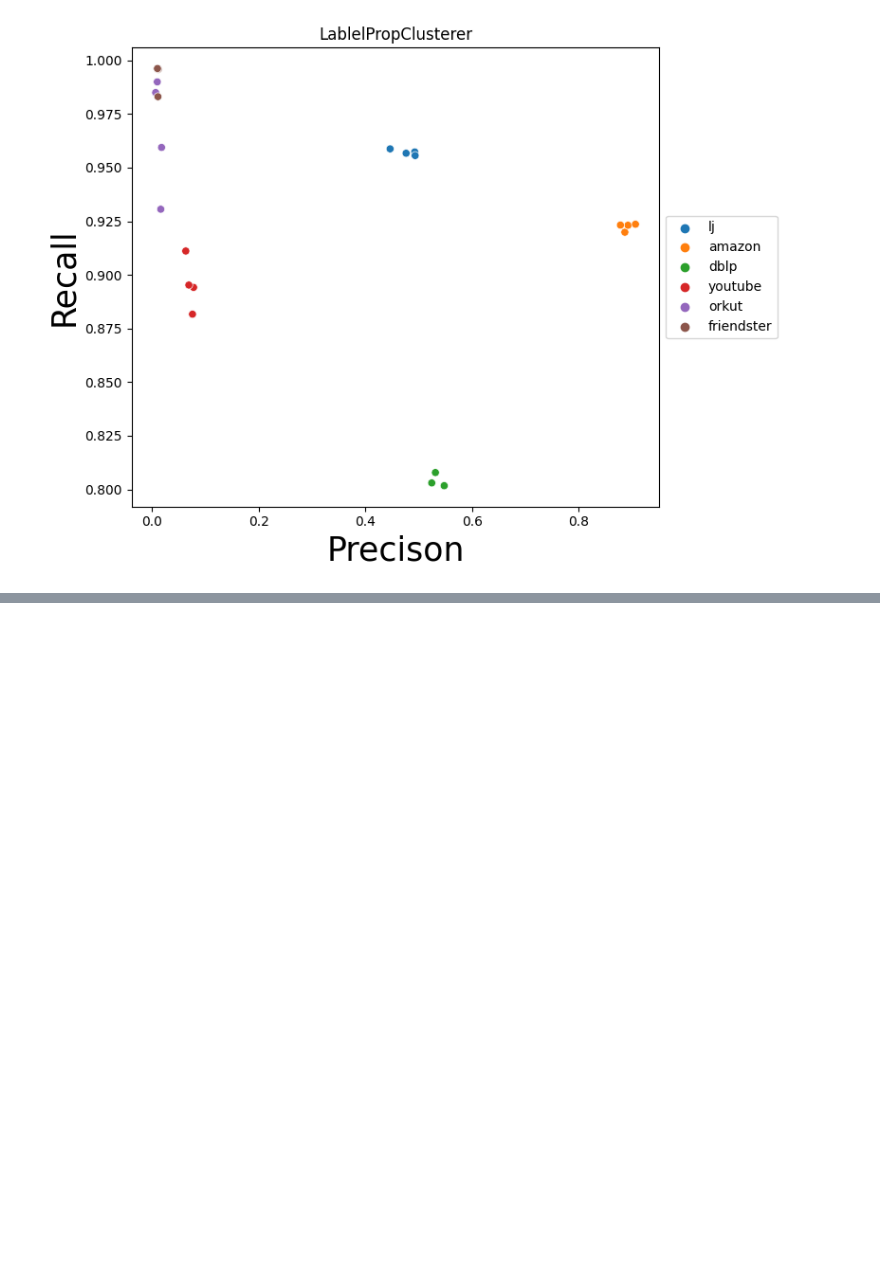
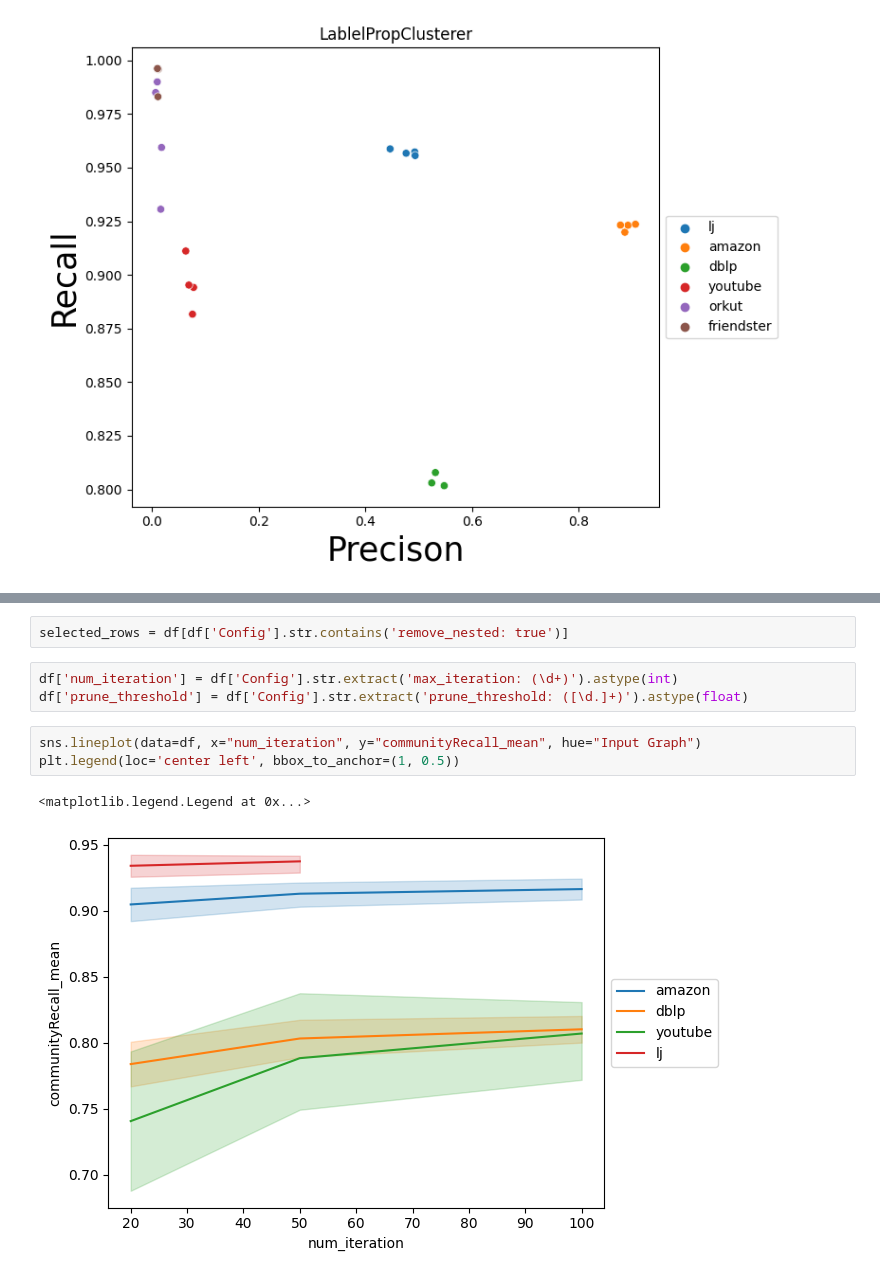
Before and after one commit to ParAlg/ParClusterers, a Jupyter notebook: plotting/plot_lp.ipynb, the cells around one changed output, grey strips where cells are left out. Drawn from its saved outputs; the diff is of its cells as text; blank space fills up the shorter version.

Commit message:
add configs

```diff
--- a/plotting/plot_lp.ipynb
+++ b/plotting/plot_lp.ipynb
@@ -123,0 +72,11 @@ plt.savefig("../results/out_lp_precision_recall.pdf")
+# %%
+selected_rows = df[df['Config'].str.contains('remove_nested: true')]
+# %%
+df['num_iteration'] = df['Config'].str.extract('max_iteration: (\d+)').astype(int)
+df['prune_threshold'] = df['Config'].str.extract('prune_threshold: ([\d.]+)').astype(float)
+# %%
+sns.lineplot(data=df, x="num_iteration", y="communityRecall_mean", hue="Input Graph")
+plt.legend(loc='center left', bbox_to_anchor=(1, 0.5))
+# %% [output]
+<matplotlib.legend.Legend at 0x...>
+[figure, added]
```
Also changed, not shown: parts of 6 cells of this notebook, 4 other files.
